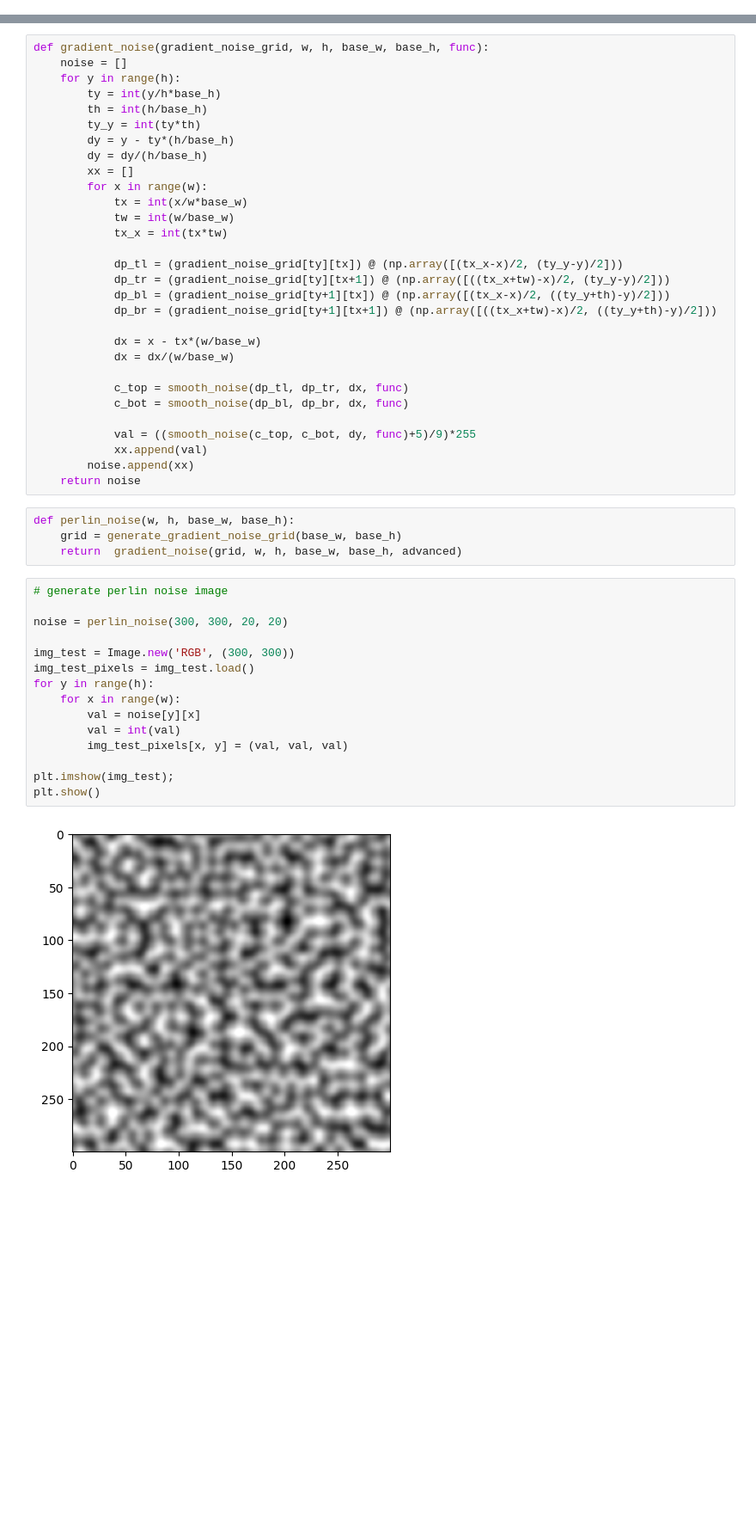
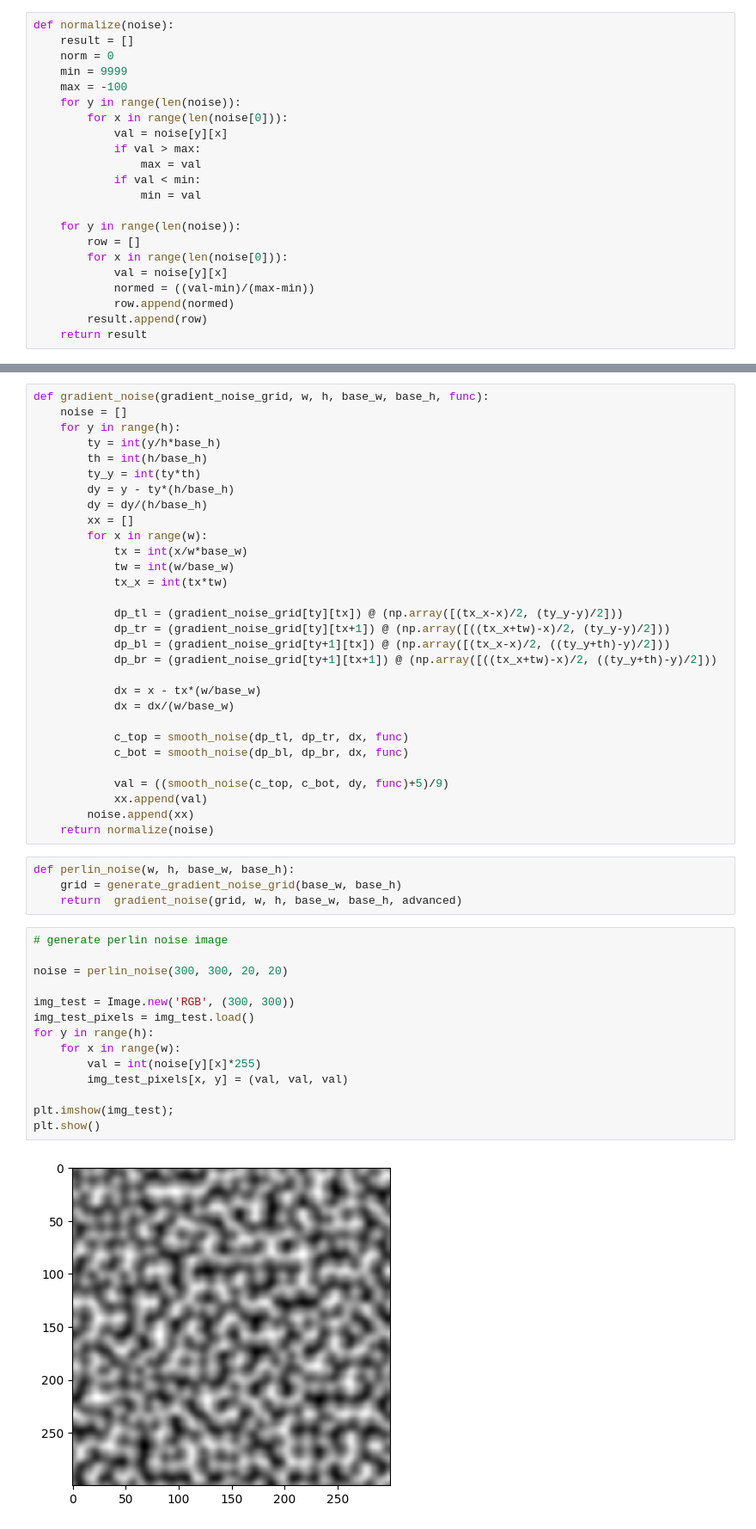
Before and after one commit to estevE11/noise, a Jupyter notebook: noise.ipynb, the cells around one changed output, grey strips where cells are left out. Shown at 86% size. Saved outputs shown, nothing was run; the diff lists cells and outputs as text; blank space fills up the shorter version.

Commit message:
normalizeeee

```diff
--- a/noise.ipynb
+++ b/noise.ipynb
@@ -22,6 +22,28 @@ def lerp(a, b, t):
 def smooth_noise(a, b, t, remap):
     tt = remap(t)
     return lerp(a, b, tt)
+# %%
+def normalize(noise):
+    result = []
+    norm = 0
+    min = 9999
+    max = -100
+    for y in range(len(noise)):
+        for x in range(len(noise[0])):
+            val = noise[y][x]
+            if val > max:
+                max = val
+            if val < min:
+                min = val
+
+    for y in range(len(noise)):
+        row = []
+        for x in range(len(noise[0])):
+            val = noise[y][x]
+            normed = ((val-min)/(max-min))
+            row.append(normed)
+        result.append(row)
+    return result
 # %% [markdown]
 ## Value noise
 # %%
@@ -133,10 +155,10 @@ def gradient_noise(gradient_noise_grid, w, h, base_w, base_h, func):
             c_top = smooth_noise(dp_tl, dp_tr, dx, func)
             c_bot = smooth_noise(dp_bl, dp_br, dx, func)
 
-            val = ((smooth_noise(c_top, c_bot, dy, func)+5)/9)*255
+            val = ((smooth_noise(c_top, c_bot, dy, func)+5)/9)
             xx.append(val)
         noise.append(xx)
-    return noise
+    return normalize(noise)
 # %%
 def perlin_noise(w, h, base_w, base_h):
     grid = generate_gradient_noise_grid(base_w, base_h)
@@ -144,17 +166,16 @@ def perlin_noise(w, h, base_w, base_h):
 # %%
 # generate perlin noise image
 
 noise = perlin_noise(300, 300, 20, 20)
 
 img_test = Image.new('RGB', (300, 300))
 img_test_pixels = img_test.load()
 for y in range(h):
     for x in range(w):
-        val = noise[y][x]
-        val = int(val)
+        val = int(noise[y][x]*255)
         img_test_pixels[x, y] = (val, val, val)
 
 plt.imshow(img_test);
 plt.show()
 # %% [output]
-[figure, old version]
+[figure, new version]
```
Also changed, not shown: parts of 2 cells of this notebook.
